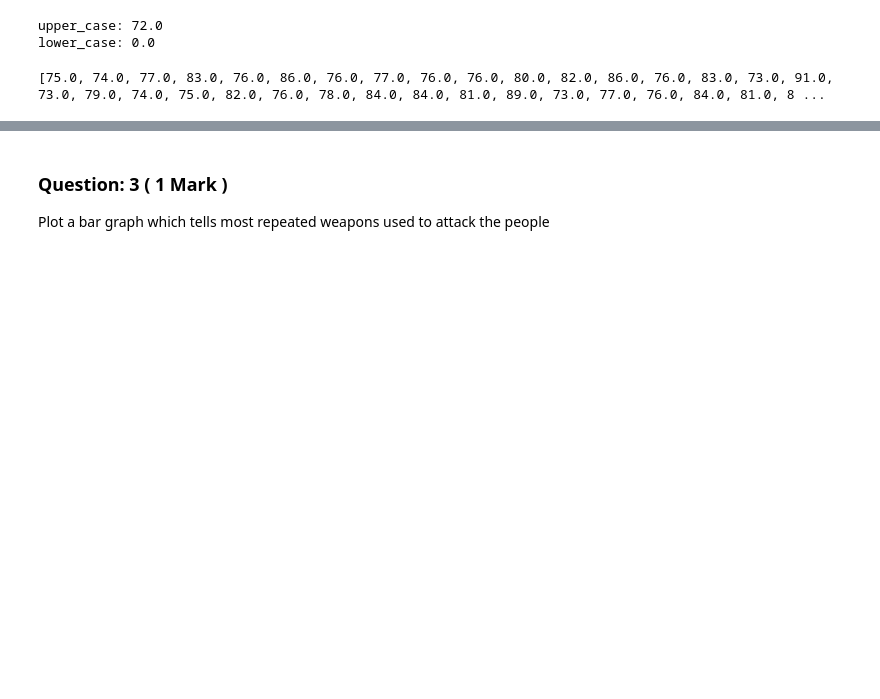
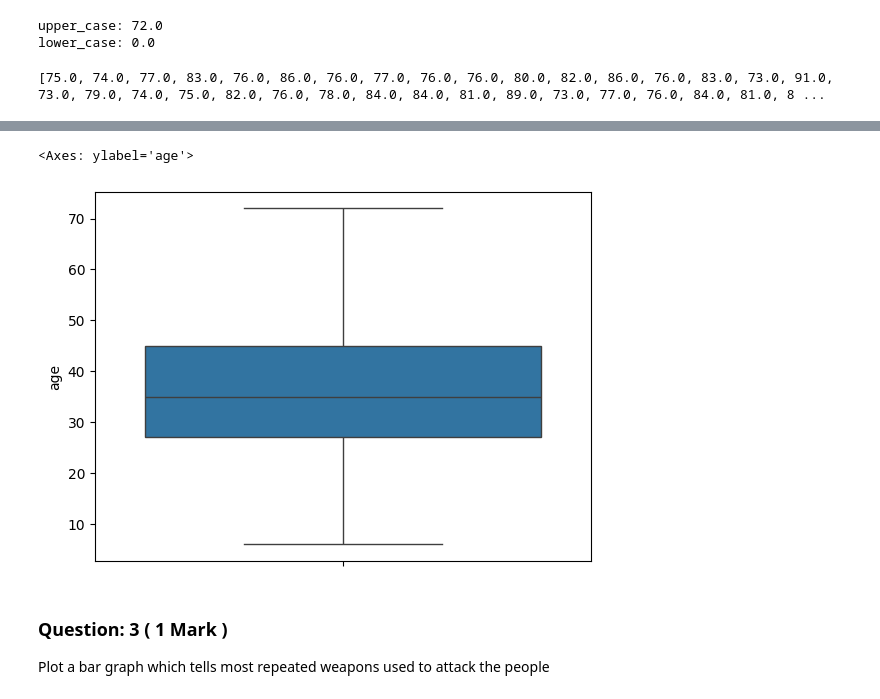
Before and after one commit to srikrish2812/data_mining, a Jupyter notebook: week_3/UOA_assessment_w3.ipynb, the cells around one changed output, grey strips where cells are left out. Cells and saved outputs as stored; diff of their text form; code cells hidden in the pictures; blank space fills up the shorter version.

```diff
--- a/week_3/UOA_assessment_w3.ipynb
+++ b/week_3/UOA_assessment_w3.ipynb
@@ -206,8 +220,8 @@ print(outliers)
 [75.0, 74.0, 77.0, 83.0, 76.0, 86.0, 76.0, 77.0, 76.0, 76.0, 80.0, 82.0, 86.0, 76.0, 83.0, 73.0, 91.0, 73.0, 79.0, 74.0, 75.0, 82.0, 76.0, 78.0, 84.0, 84.0, 81.0, 89.0, 73.0, 77.0, 76.0, 84.0, 81.0, 8 ...
 # %%
 # Remove the outliers in age column
-df['age'] = '<<__B__>>'
-
+df['age'] = df[(df['age'] >= lower_case) & (df['age'] <= upper_case)]['age']
+df.info()
 # TODO: Code to fill:
 
 # 1. '<<__B__>>' --> write the your command to remove outliers outside upper case and lower case
@@ -214,10 +266,13 @@ df['age'] = '<<__B__>>'
 # %%
 # Display the box plot after handling outliers in the age column
-'<<__C__>>'
+sns.boxplot(df['age'])
 
 # TODO: Code to fill:
 
 # 1  '<<__C__>>' --> Display the box plot after handling outliers in the age column
+# %% [output]
+<Axes: ylabel='age'>
+[figure, added]
 # %% [markdown]
 ### Question: 3 ( 1 Mark )
 Plot a bar graph which tells most repeated weapons used to attack the people
```
Also changed, not shown: parts of 7 cells of this notebook, 1 other file.
